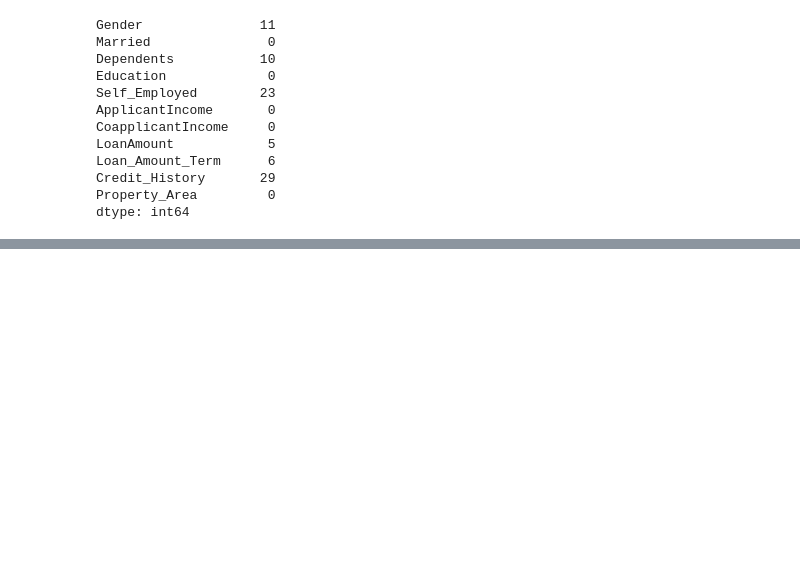
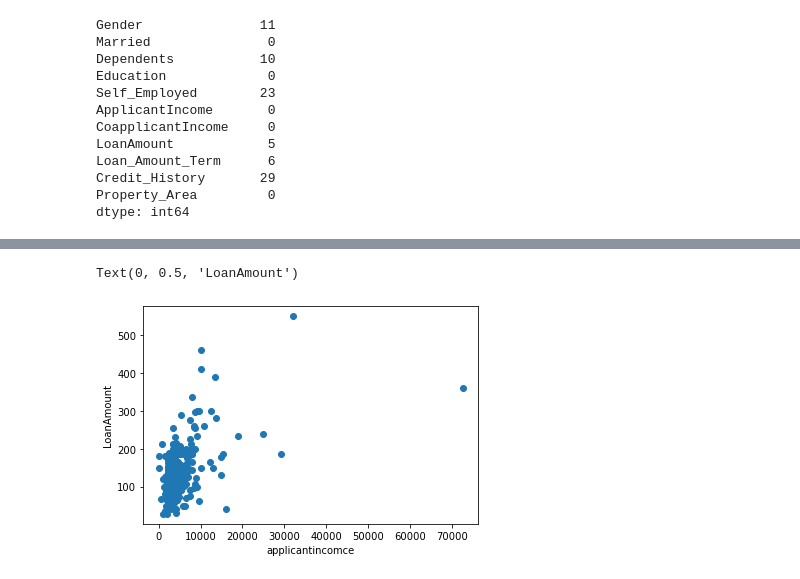
Before and after one commit to JosephMutua/Hustler-fund-loan-prediction, a Jupyter notebook: Hustler-fund-prediction-model.ipynb, the cells around one changed output, grey strips where cells are left out. Cells and saved outputs as stored; diff of their text form; code cells hidden in the pictures; blank space fills up the shorter version.

Commit message:
Commit: End data visualization in matplotlib

```diff
--- a/Hustler-fund-prediction-model.ipynb
+++ b/Hustler-fund-prediction-model.ipynb
@@ -132,0 +133,14 @@ dtype: object
+# %%
+y = df.LoanAmount
+applicantincomce = df.ApplicantIncome
+coapplicantIncome = df.CoapplicantIncome
+credit_History = df.Credit_History
+loan_Amount_Term = df.Loan_Amount_Term
+# %%
+# Checking the linear regression relationship between applicant income and loan amount
+plt.scatter(applicantincomce, y)
+plt.xlabel('applicantincomce')
+plt.ylabel('LoanAmount')
+# %% [output]
+Text(0, 0.5, 'LoanAmount')
+[figure, added]
```
Also changed, not shown: parts of 12 cells of this notebook.
